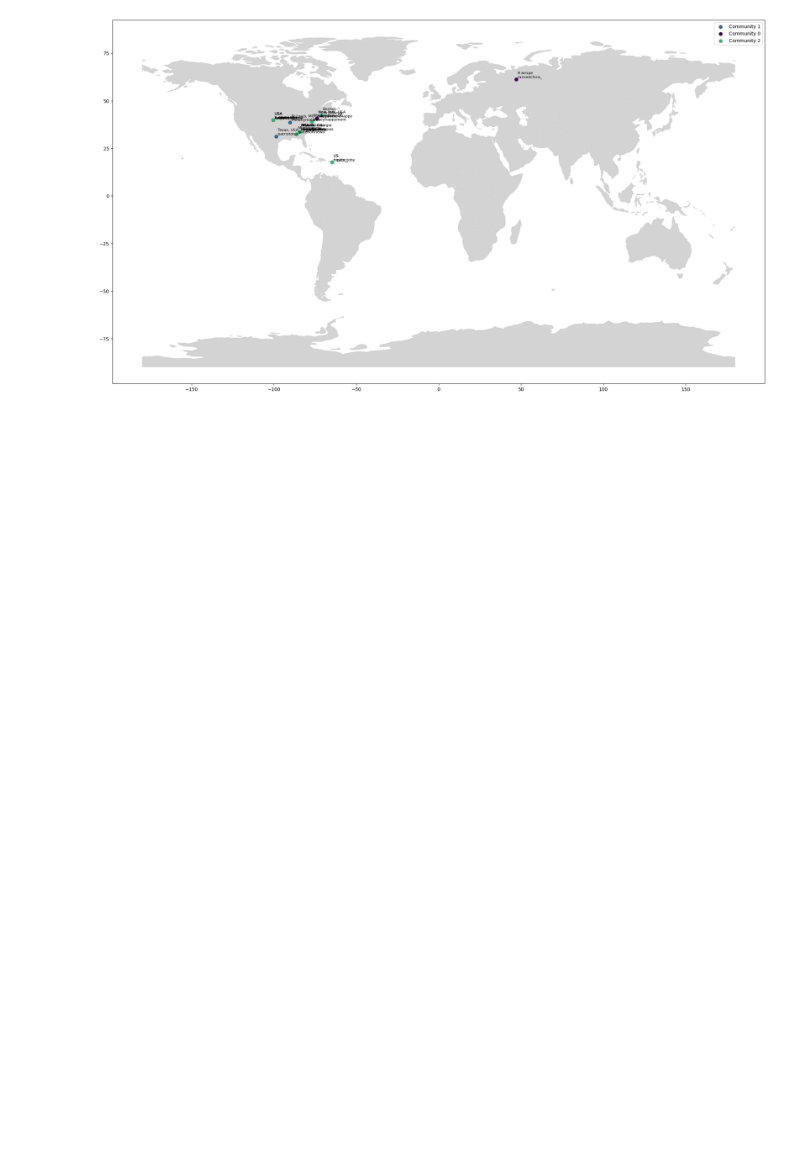
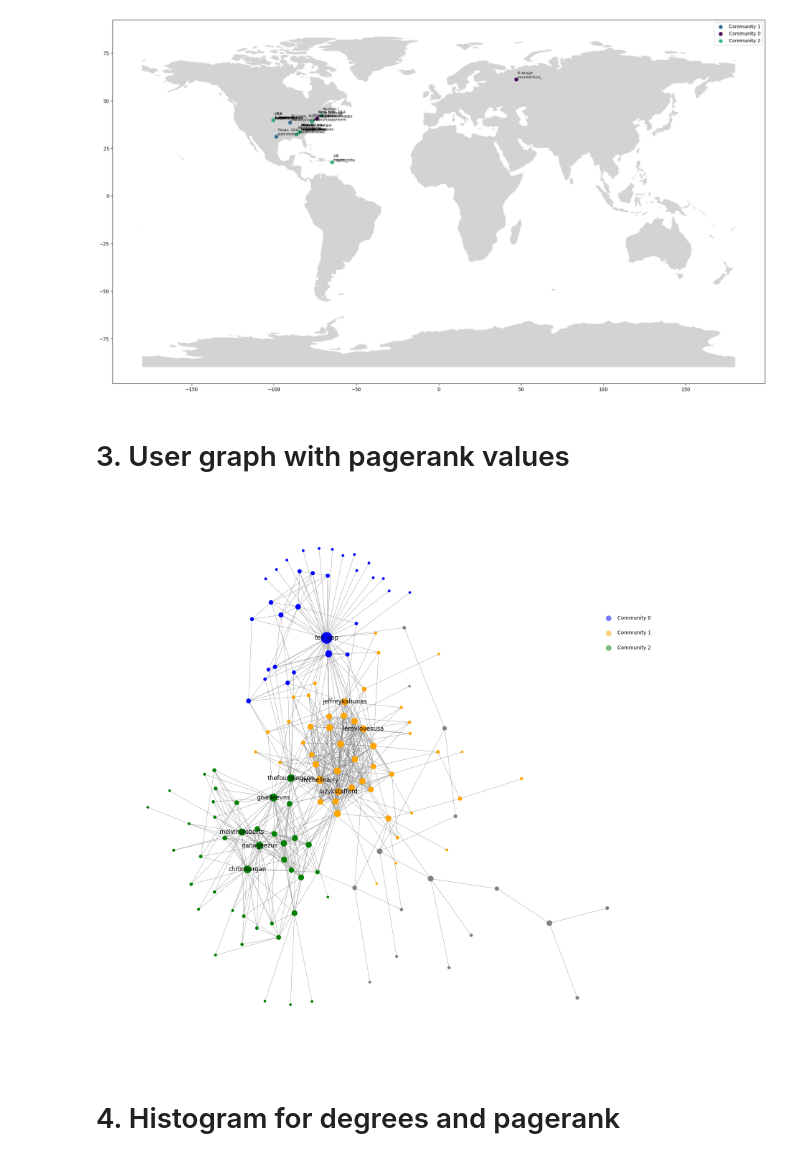
Before and after one commit to mikolajzalewski/snars, a Jupyter notebook: lab12_jw.ipynb, the cells around one changed output. Saved outputs shown, nothing was run; the diff lists cells and outputs as text; code cells hidden in the pictures; blank space fills up the shorter version.

Commit message:
add visualizations

```diff
--- a/lab12_jw.ipynb
+++ b/lab12_jw.ipynb
@@ -381,3 +381,51 @@ plt.legend()
 plt.show()
 # %% [output]
 [figure]
+# %% [markdown]
+# 3. User graph with pagerank values
+# %%
+import networkx as nx
+import pandas as pd
+# Create graph from edges
+
+edges = pd.read_csv('data/edges.csv')
+communities = pd.read_csv('data/communities.csv')
+G = nx.from_pandas_edgelist(edges, source='Node1', target='Node2', create_using=nx.Graph)
+# Don't allow self-loops
+G.remove_edges_from(nx.selfloop_edges(G))
+
+# Create a mapping of nodes to their respective communities
+node_community_mapping = dict(zip(communities['id'], communities['community']))
+colors = ['blue', 'orange', 'green']
+# Extract communities and assign colors to nodes
+node_colors = [colors[node_community_mapping[node]] if node in node_community_mapping else 'grey' for node in G.nodes]
+# %%
+import networkx as nx
+import matplotlib.pyplot as plt
+import numpy as np
+# Assuming you have already defined G, pagerank, and pos
+pagerank = nx.pagerank(G)
+pos = nx.kamada_kawai_layout(G)
+
+# Sort nodes by pagerank value in descending order
+sorted_nodes = sorted(pagerank.items(), key=lambda x: x[1], reverse=True)
+
+# Select top 20 nodes
+top_nodes = dict(sorted_nodes[:10])
+
+# Draw the graph with node sizes based on pagerank
+fig, ax = plt.subplots(figsize=(20, 20))
+nx.draw(G, node_size=[v * 10000 for v in pagerank.values()], with_labels=False, pos=pos, node_color=node_colors, edge_color='grey', ax=ax, width=0.5)
+
+# Add labels only for the top 20 nodes using node names
+nx.draw_networkx_labels(G, pos, labels={node: node for node in top_nodes}, font_size=12, font_color='black', font_family='sans-serif')
+# add legend for community colors
+for i, c in enumerate(colors):
+    ax.scatter([], [], c=c, alpha=0.5, s=100, label=f'Community {i}')
+ax.legend(scatterpoints=1, frameon=False, labelspacing=2, bbox_to_anchor=(1, 0.8))
+# Display the graph
+plt.show()
+# %% [output]
+[figure, added]
+# %% [markdown]
+# 4. Histogram for degrees and pagerank
```
Also changed, not shown: parts of 3 cells of this notebook, 5 other files.
